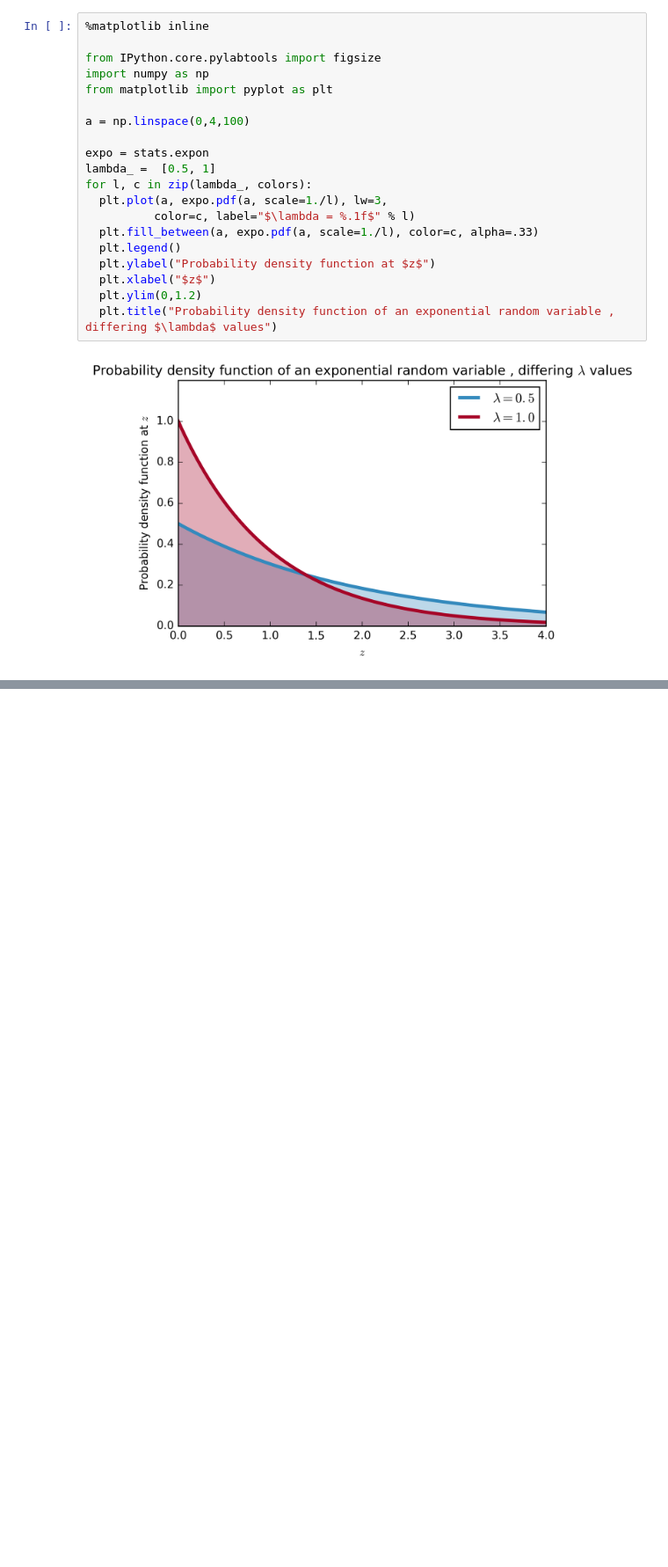
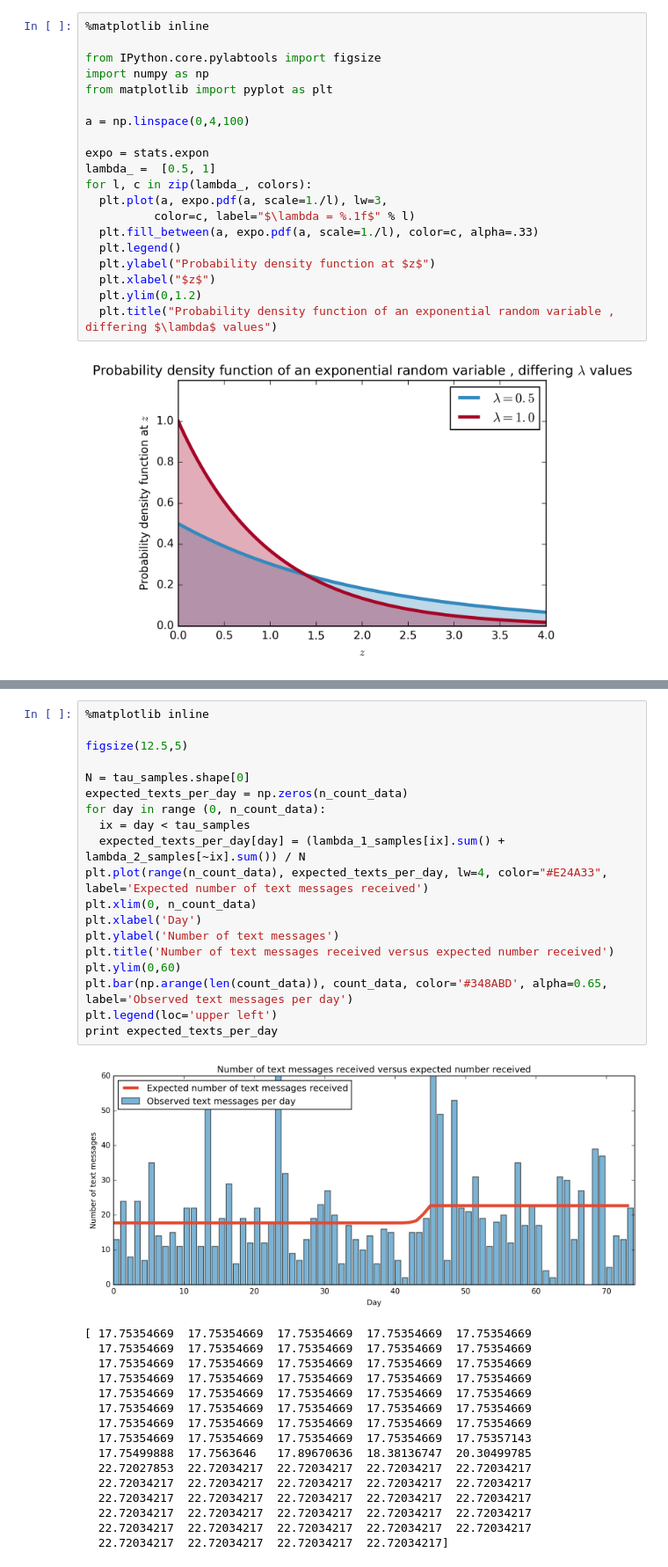
Before and after one commit to gregnwosu/bm4h, a Jupyter notebook: chapter1.ipynb, the cells around one changed output, grey strips where cells are left out. Shown: that part at 88% size. Saved outputs shown, nothing was run; the diff lists cells and outputs as text; blank space fills up the shorter version.

```diff
--- a/chapter1.ipynb
+++ b/chapter1.ipynb
@@ -176,0 +177,36 @@ plt.ylabel('Probability')
+# %%
+%matplotlib inline
+
+figsize(12.5,5)
+
+N = tau_samples.shape[0]
+expected_texts_per_day = np.zeros(n_count_data)
+for day in range (0, n_count_data):
+  ix = day < tau_samples
+  expected_texts_per_day[day] = (lambda_1_samples[ix].sum() + lambda_2_samples[~ix].sum()) / N
+plt.plot(range(n_count_data), expected_texts_per_day, lw=4, color="#E24A33", label='Expected number of text messages received')
+plt.xlim(0, n_count_data)
+plt.xlabel('Day')
+plt.ylabel('Number of text messages')
+plt.title('Number of text messages received versus expected number received')
+plt.ylim(0,60)
+plt.bar(np.arange(len(count_data)), count_data, color='#348ABD', alpha=0.65, label='Observed text messages per day')
+plt.legend(loc='upper left')
+print expected_texts_per_day
+# %% [output]
+[figure, added]
+[ 17.75354669  17.75354669  17.75354669  17.75354669  17.75354669
+  17.75354669  17.75354669  17.75354669  17.75354669  17.75354669
+  17.75354669  17.75354669  17.75354669  17.75354669  17.75354669
+  17.75354669  17.75354669  17.75354669  17.75354669  17.75354669
+  17.75354669  17.75354669  17.75354669  17.75354669  17.75354669
+  17.75354669  17.75354669  17.75354669  17.75354669  17.75354669
+  17.75354669  17.75354669  17.75354669  17.75354669  17.75354669
+  17.75354669  17.75354669  17.75354669  17.75354669  17.75357143
+  17.75499888  17.7563646   17.89670636  18.38136747  20.30499785
+  22.72027853  22.72034217  22.72034217  22.72034217  22.72034217
+  22.72034217  22.72034217  22.72034217  22.72034217  22.72034217
+  22.72034217  22.72034217  22.72034217  22.72034217  22.72034217
+  22.72034217  22.72034217  22.72034217  22.72034217  22.72034217
+  22.72034217  22.72034217  22.72034217  22.72034217  22.72034217
+  22.72034217  22.72034217  22.72034217  22.72034217]
```
Also changed, not shown: parts of 2 cells of this notebook.
